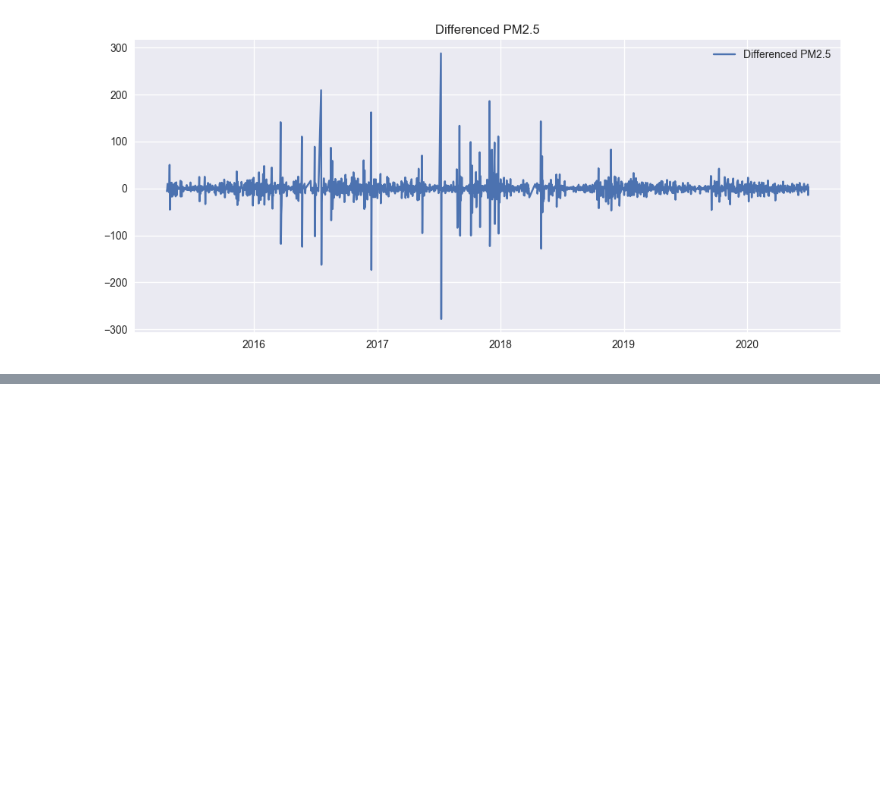
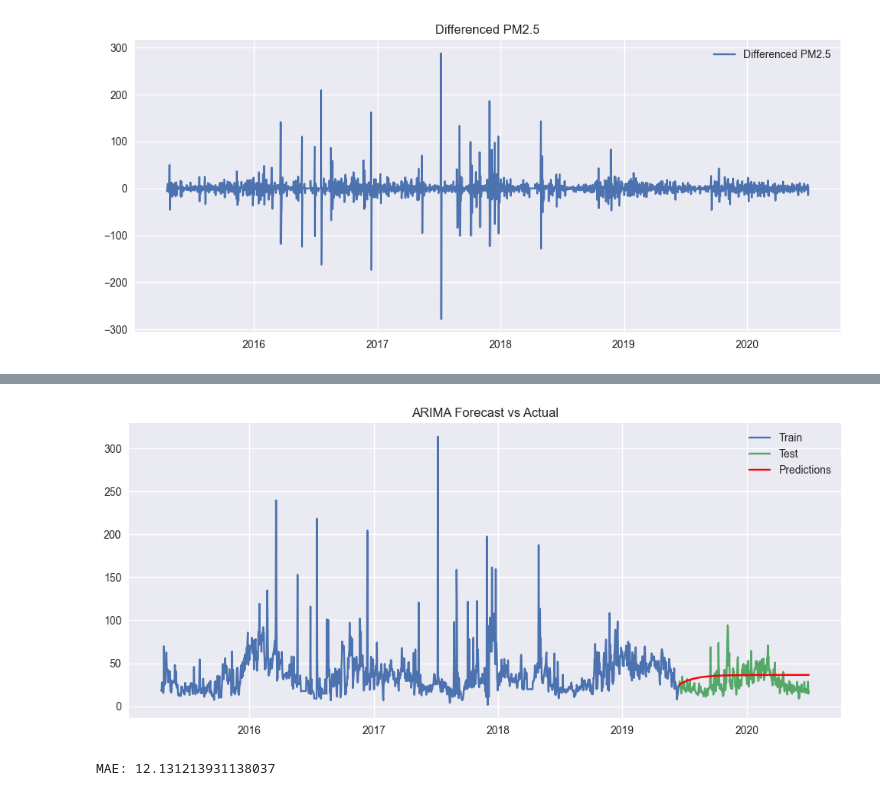
Before and after one commit to Yashvi75/bangalore-air-quality-forecasting, a Jupyter notebook: notebooks/time_series_analysis.ipynb, the cells around one changed output, grey strips where cells are left out. Cells and saved outputs as stored; diff of their text form; code cells hidden in the pictures; blank space fills up the shorter version.

```diff
--- a/notebooks/time_series_analysis.ipynb
+++ b/notebooks/time_series_analysis.ipynb
@@ -166,0 +258,28 @@ p-value: 7.027134046778601e-26
+# %%
+#Train Final Model
+
+model = ARIMA(train, order=(2,0,1))
+model_fit = model.fit()
+# %%
+# Forecast Again
+predictions = model_fit.forecast(steps=len(test))
+# %%
+# Plot Again
+plt.figure(figsize=(12,5))
+
+plt.plot(train.index, train, label='Train')
+plt.plot(test.index, test, label='Test')
+plt.plot(test.index, predictions, label='Predictions', color='red')
+
+plt.title('ARIMA Forecast vs Actual')
+plt.legend()
+plt.show()
+# %% [output]
+[figure, added]
+# %%
+from sklearn.metrics import mean_absolute_error
+mae = mean_absolute_error(test, predictions)
+
+print("MAE:", mae)
+# %% [output]
+MAE: 12.131213931138037
```
Also changed, not shown: parts of 11 cells of this notebook.
